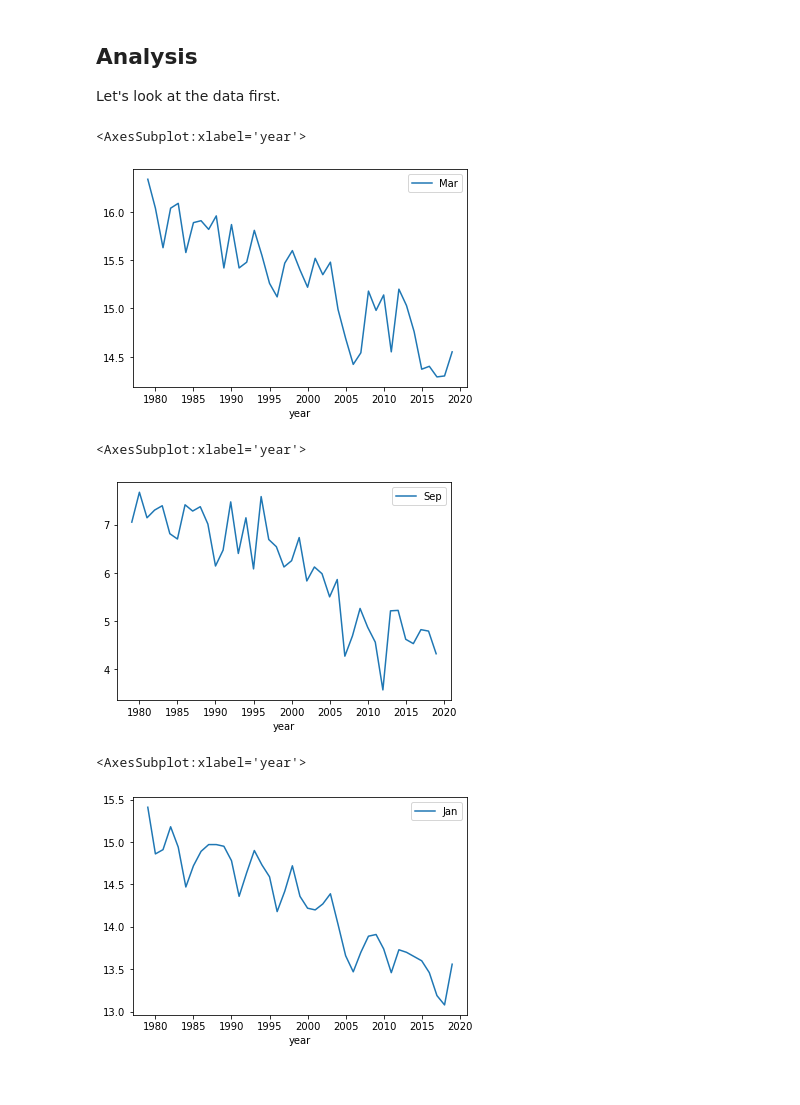
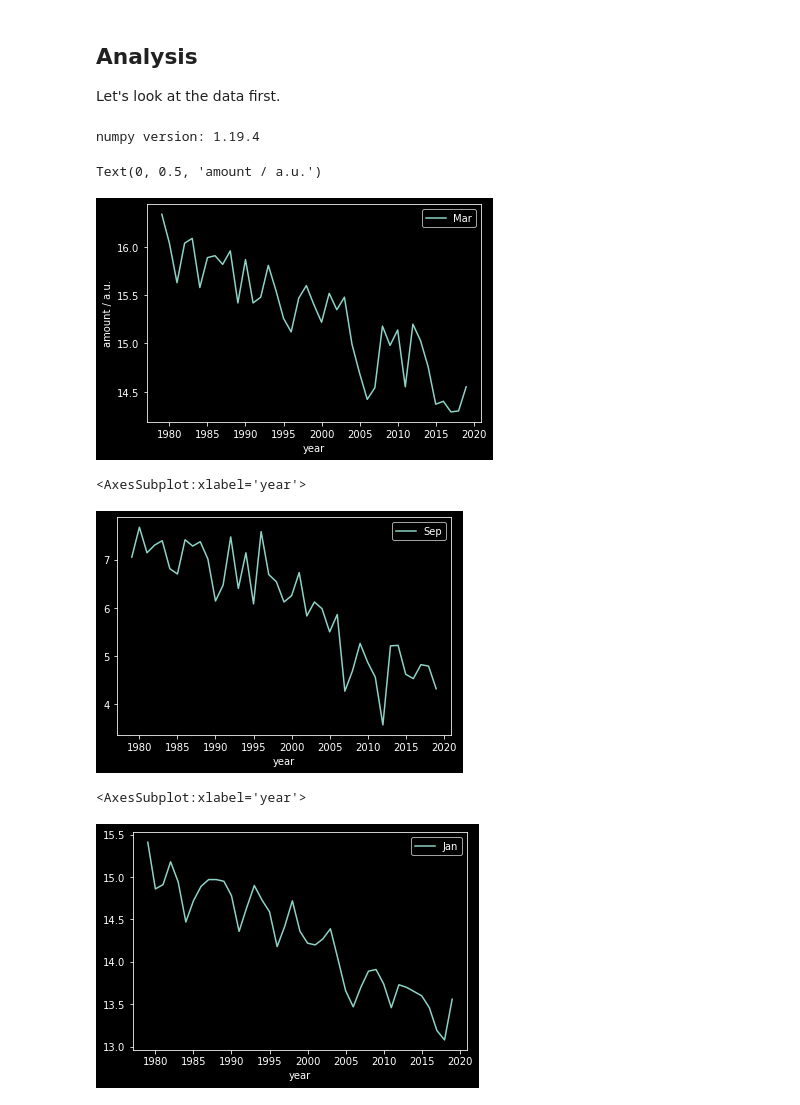
Before and after one commit to deeplearning540/deeplearning540.github.io, a Jupyter notebook: source/module-01/script.ipynb, the cells around one changed output. Saved outputs shown, nothing was run; the diff lists cells and outputs as text; code cells hidden in the pictures.

```diff
--- a/source/module-01/script.ipynb
+++ b/source/module-01/script.ipynb
@@ -183,8 +190,15 @@ print(np.argmin(lastrow))
 ## Analysis
 
 Let's look at the data first.
+# %%
+import matplotlib.pyplot as plt
+print(f"numpy version: {np.__version__}")
+plt.style.use('dark_background')
+# %% [output]
+numpy version: 1.19.4
 # %%
-df.plot(x="year", y="Mar", kind="line")
+ax = df.plot(x="year", y="Mar", kind="line")
+ax.set_ylabel("amount / a.u.")
 # %% [output]
-<AxesSubplot:xlabel='year'>
+Text(0, 0.5, 'amount / a.u.')
-[figure, old version]
+[figure, new version]
@@ -194,9 +206,9 @@ df[["Mar"]].plot
 df.plot(x="year", y="Sep", kind="line")
 # %% [output]
 <AxesSubplot:xlabel='year'>
-[figure, old version]
+[figure, new version]
 # %%
 df.plot(x="year", y="Jan", kind="line")
 # %% [output]
 <AxesSubplot:xlabel='year'>
-[figure, old version]
+[figure, new version]
```
Also changed, not shown: parts of 14 cells of this notebook.
